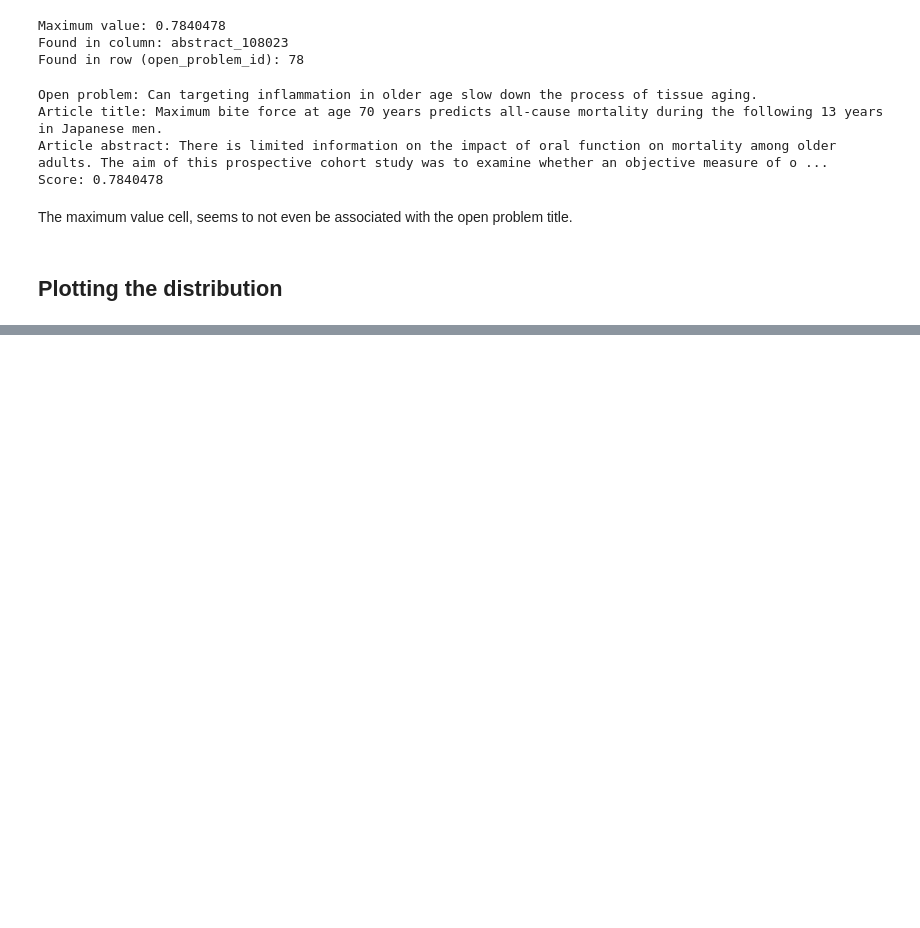
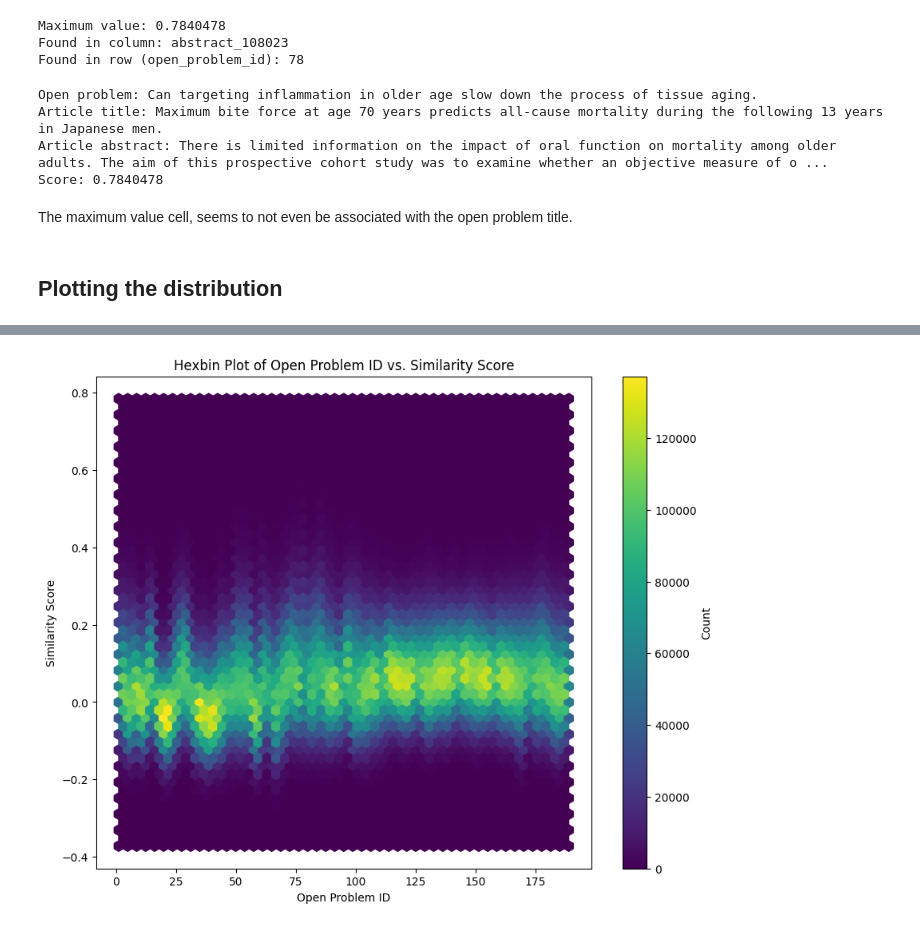
Before and after one commit to angelotalay/opl-analysis, a Jupyter notebook: embeddings.ipynb, the cells around one changed output, grey strips where cells are left out. Cells and saved outputs as stored; diff of their text form; code cells hidden in the pictures; blank space fills up the shorter version.

```diff
--- a/embeddings.ipynb
+++ b/embeddings.ipynb
@@ -344,0 +350,4 @@ distribution_box_plot(melted_df)
+# %%
+plot = hexbin_distribution(melted_df, save_path="figures/hexbin_similarity.png")
+# %% [output]
+[figure, added]
```
Also changed, not shown: parts of 12 cells of this notebook, 2 other files.
